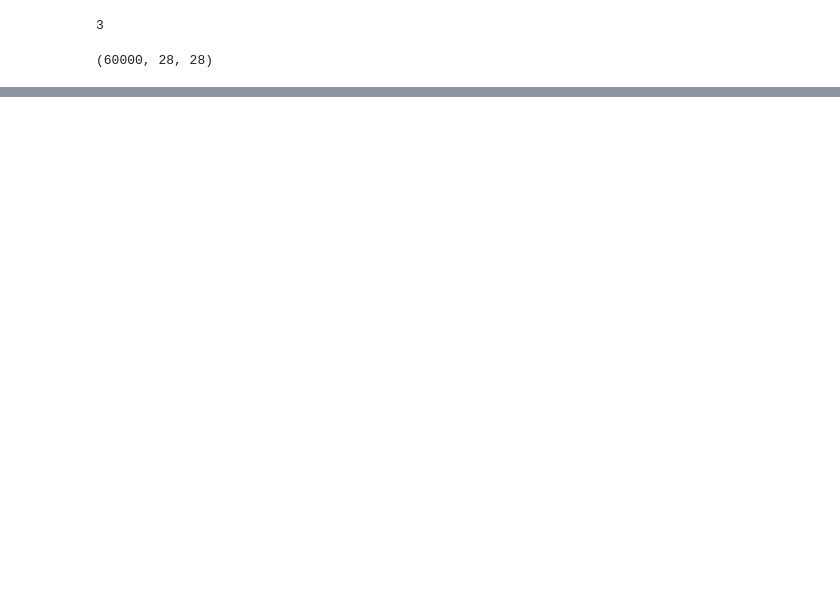
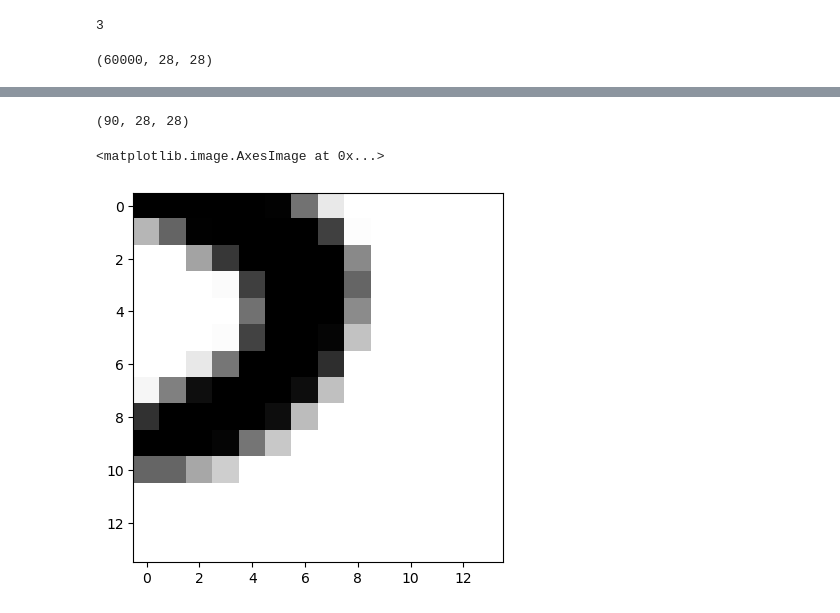
Before and after one commit to oktavianuu/deep_learning_with_python, a Jupyter notebook: math_building_blocks/mnist.ipynb, the cells around one changed output, grey strips where cells are left out. Drawn from its saved outputs; the diff is of its cells as text; code cells hidden in the pictures; blank space fills up the shorter version.

```diff
--- a/math_building_blocks/mnist.ipynb
+++ b/math_building_blocks/mnist.ipynb
@@ -152,0 +247,11 @@ plt.show()
+# %%
+my_slice = train_images[10:100]
+my_slice.shape
+# %% [output]
+(90, 28, 28)
+# %%
+new_slice = train_images[10:15, 14:, 14:]
+plt.imshow(new_slice[2], cmap=plt.cm.binary)
+# %% [output]
+<matplotlib.image.AxesImage at 0x...>
+[figure, added]
```
Also changed, not shown: parts of 21 cells of this notebook.
